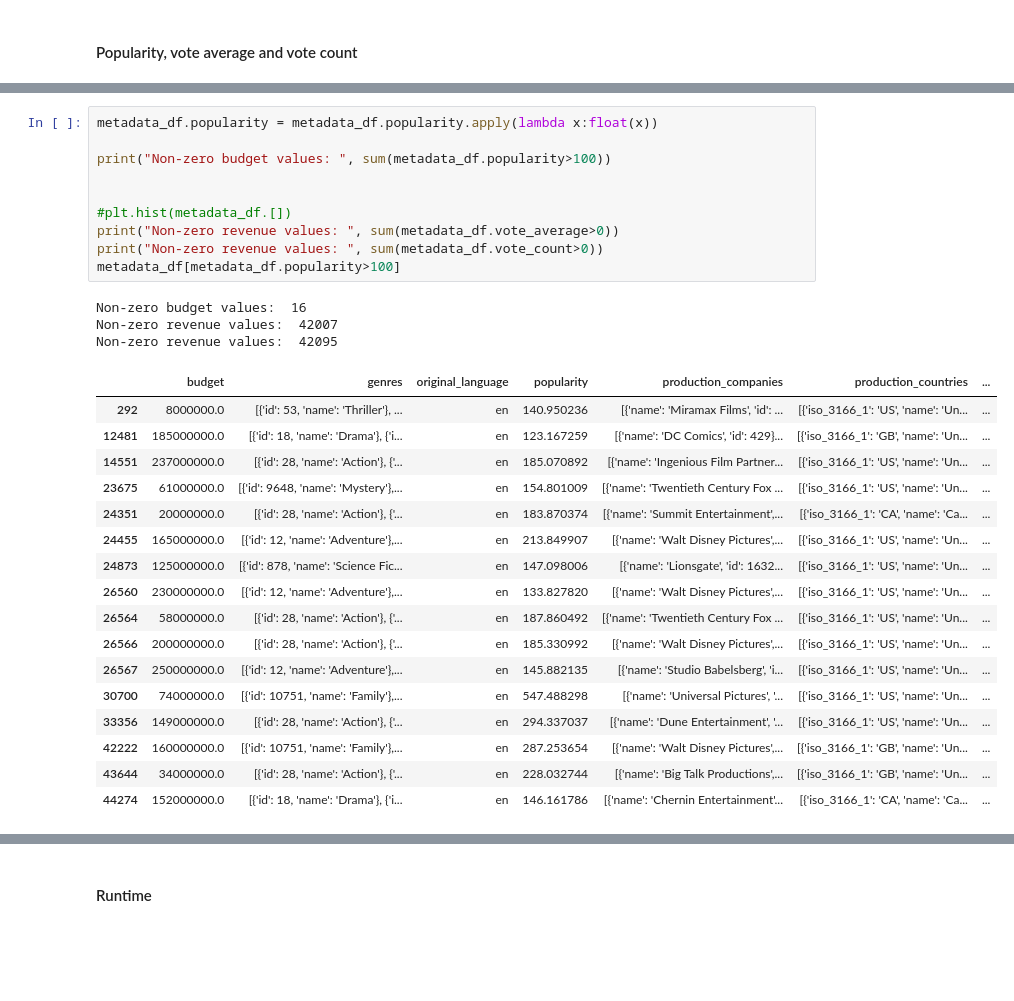
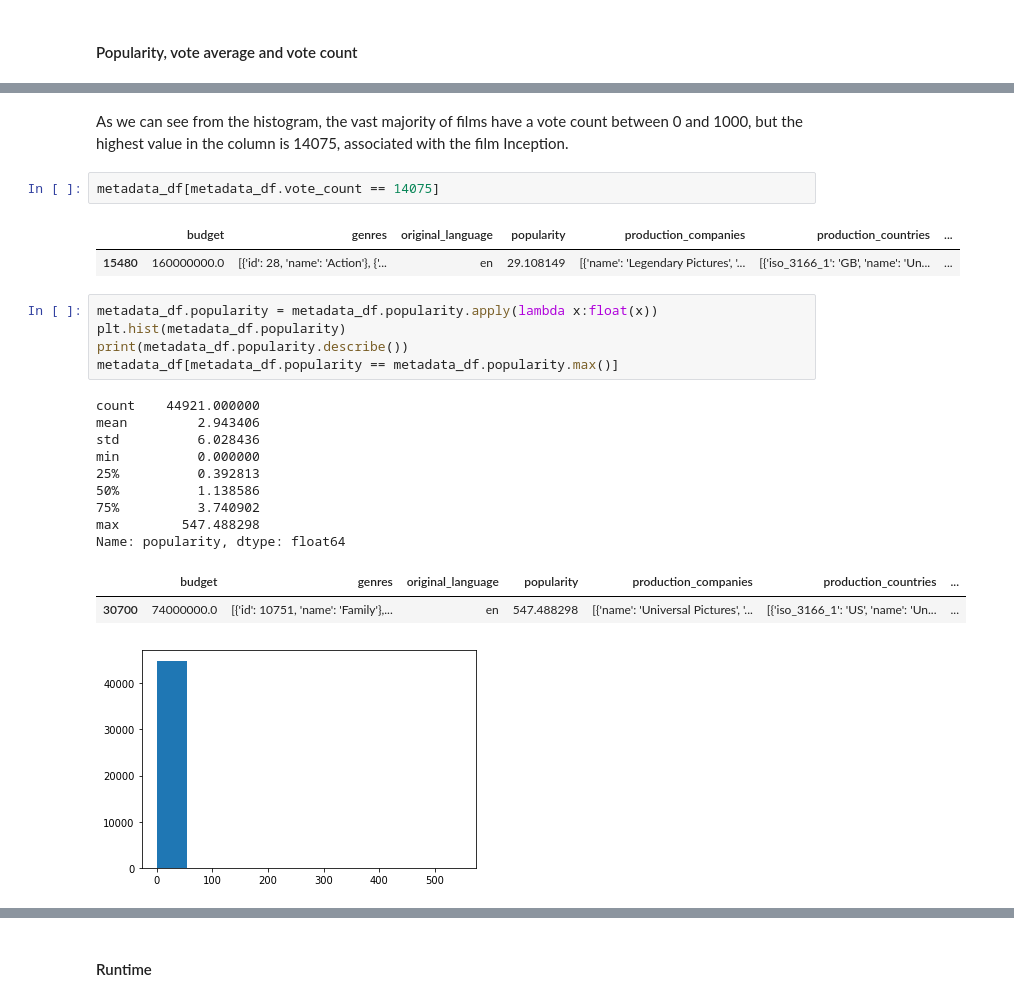
Before and after one commit to matteodales/programming_project, a Jupyter notebook: data_exploration_and_cleaning.ipynb, the cells around one changed output, grey strips where cells are left out. Drawn from its saved outputs; the diff is of its cells as text; blank space fills up the shorter version.

Commit message:
plots and considerations on popularity values

```diff
--- a/data_exploration_and_cleaning.ipynb
+++ b/data_exploration_and_cleaning.ipynb
@@ -242,31 +247,25 @@ memory usage: 4.8+ MB
+# %% [markdown]
+As we can see from the histogram, the vast majority of films have a vote count between 0 and 1000, but the highest value in the column is 14075, associated with the film Inception.
+# %%
+metadata_df[metadata_df.vote_count == 14075]
+# %% [output]
+|  | budget | genres | original_language | popularity | production_companies | production_countries | ... |
+| 15480 | 160000000.0 | [{'id': 28, 'name': 'Action'}, {'... | en | 29.108149 | [{'name': 'Legendary Pictures', '... | [{'iso_3166_1': 'GB', 'name': 'Un... | ... |
 # %%
 metadata_df.popularity = metadata_df.popularity.apply(lambda x:float(x))
-
-print("Non-zero budget values: ", sum(metadata_df.popularity>100))
-
-
-#plt.hist(metadata_df.[])
-print("Non-zero revenue values: ", sum(metadata_df.vote_average>0))
-print("Non-zero revenue values: ", sum(metadata_df.vote_count>0))
-metadata_df[metadata_df.popularity>100]
+plt.hist(metadata_df.popularity)
+print(metadata_df.popularity.describe())
+metadata_df[metadata_df.popularity == metadata_df.popularity.max()]
 # %% [output]
-Non-zero budget values:  16
-Non-zero revenue values:  42007
-Non-zero revenue values:  42095
+count    44921.000000
+mean         2.943406
+std          6.028436
+min          0.000000
+25%          0.392813
+50%          1.138586
+75%          3.740902
+max        547.488298
+Name: popularity, dtype: float64
 |  | budget | genres | original_language | popularity | production_companies | production_countries | ... |
-| 292 | 8000000.0 | [{'id': 53, 'name': 'Thriller'}, ... | en | 140.950236 | [{'name': 'Miramax Films', 'id': ... | [{'iso_3166_1': 'US', 'name': 'Un... | ... |
-| 12481 | 185000000.0 | [{'id': 18, 'name': 'Drama'}, {'i... | en | 123.167259 | [{'name': 'DC Comics', 'id': 429}... | [{'iso_3166_1': 'GB', 'name': 'Un... | ... |
-| 14551 | 237000000.0 | [{'id': 28, 'name': 'Action'}, {'... | en | 185.070892 | [{'name': 'Ingenious Film Partner... | [{'iso_3166_1': 'US', 'name': 'Un... | ... |
-| 23675 | 61000000.0 | [{'id': 9648, 'name': 'Mystery'},... | en | 154.801009 | [{'name': 'Twentieth Century Fox ... | [{'iso_3166_1': 'US', 'name': 'Un... | ... |
-| 24351 | 20000000.0 | [{'id': 28, 'name': 'Action'}, {'... | en | 183.870374 | [{'name': 'Summit Entertainment',... | [{'iso_3166_1': 'CA', 'name': 'Ca... | ... |
-| 24455 | 165000000.0 | [{'id': 12, 'name': 'Adventure'},... | en | 213.849907 | [{'name': 'Walt Disney Pictures',... | [{'iso_3166_1': 'US', 'name': 'Un... | ... |
-| 24873 | 125000000.0 | [{'id': 878, 'name': 'Science Fic... | en | 147.098006 | [{'name': 'Lionsgate', 'id': 1632... | [{'iso_3166_1': 'US', 'name': 'Un... | ... |
-| 26560 | 230000000.0 | [{'id': 12, 'name': 'Adventure'},... | en | 133.827820 | [{'name': 'Walt Disney Pictures',... | [{'iso_3166_1': 'US', 'name': 'Un... | ... |
-| 26564 | 58000000.0 | [{'id': 28, 'name': 'Action'}, {'... | en | 187.860492 | [{'name': 'Twentieth Century Fox ... | [{'iso_3166_1': 'US', 'name': 'Un... | ... |
-| 26566 | 200000000.0 | [{'id': 28, 'name': 'Action'}, {'... | en | 185.330992 | [{'name': 'Walt Disney Pictures',... | [{'iso_3166_1': 'US', 'name': 'Un... | ... |
-| 26567 | 250000000.0 | [{'id': 12, 'name': 'Adventure'},... | en | 145.882135 | [{'name': 'Studio Babelsberg', 'i... | [{'iso_3166_1': 'US', 'name': 'Un... | ... |
 | 30700 | 74000000.0 | [{'id': 10751, 'name': 'Family'},... | en | 547.488298 | [{'name': 'Universal Pictures', '... | [{'iso_3166_1': 'US', 'name': 'Un... | ... |
-| 33356 | 149000000.0 | [{'id': 28, 'name': 'Action'}, {'... | en | 294.337037 | [{'name': 'Dune Entertainment', '... | [{'iso_3166_1': 'US', 'name': 'Un... | ... |
-| 42222 | 160000000.0 | [{'id': 10751, 'name': 'Family'},... | en | 287.253654 | [{'name': 'Walt Disney Pictures',... | [{'iso_3166_1': 'GB', 'name': 'Un... | ... |
-| 43644 | 34000000.0 | [{'id': 28, 'name': 'Action'}, {'... | en | 228.032744 | [{'name': 'Big Talk Productions',... | [{'iso_3166_1': 'GB', 'name': 'Un... | ... |
-| 44274 | 152000000.0 | [{'id': 18, 'name': 'Drama'}, {'i... | en | 146.161786 | [{'name': 'Chernin Entertainment'... | [{'iso_3166_1': 'CA', 'name': 'Ca... | ... |
+[figure, added]
```
Also changed, not shown: parts of 4 cells of this notebook.
